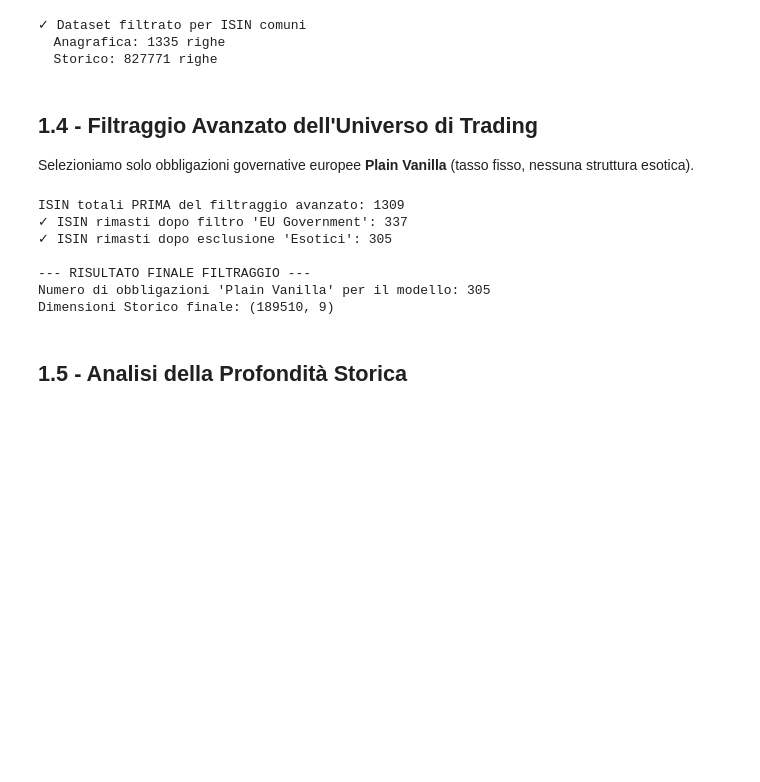
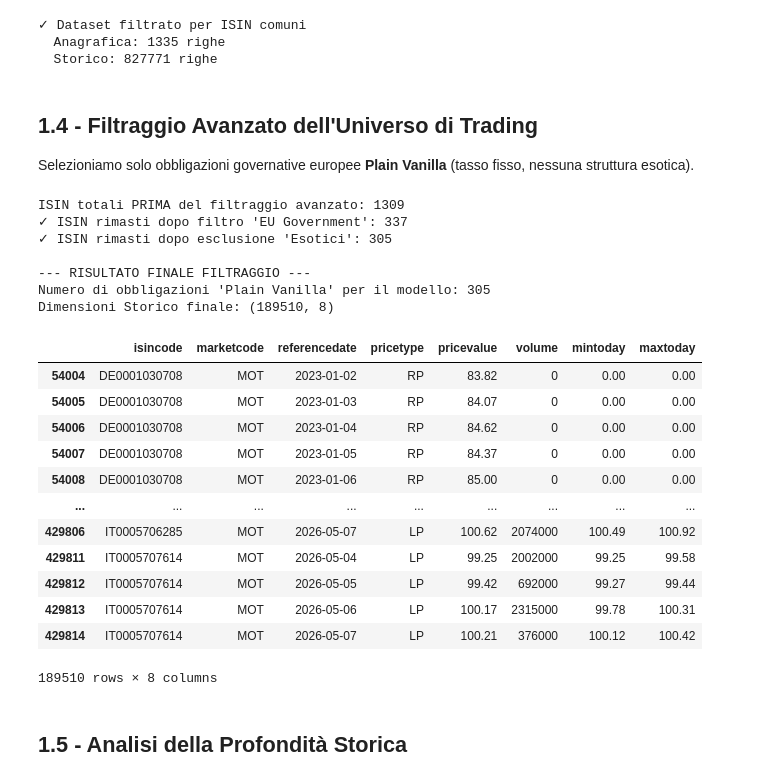
Before and after one commit to whowasfra/bond_screener, a Jupyter notebook: 01_Data_Ingestion_EDA.ipynb, the cells around one changed output. Saved outputs shown, nothing was run; the diff lists cells and outputs as text; code cells hidden in the pictures; blank space fills up the shorter version.

Commit message:
01.3 - Data Ingestion: fix NaN in notebook 2 caused by missuse of endvaluedate, now removed

```diff
--- a/01_Data_Ingestion_EDA.ipynb
+++ b/01_Data_Ingestion_EDA.ipynb
@@ -94,18 +94,22 @@ if df_anagrafica is not None:
 | 3 | 07/05/2026 | EUROTLX | EUROTLX | XS1936100483 | Israel Fx 1.5% Jan29 Eur | EUR | 1000.0 | NaN | ... |
 | 4 | 07/05/2026 | EUROTLX | EUROTLX | US46513JB593 | Israel Fx 4.5% Apr20 Usd | USD | 200000.0 | NaN | ... |
 # %%
-# Rimozione colonne non necessarie (segmentcode, status, unnamed)
+# Rimozione colonne non necessarie (segmentcode, status, unnamed e endvaluedate)
 if df_anagrafica is not None:
     cols_to_drop = [col for col in df_anagrafica.columns if 'unnamed' in col or 'status' in col or 'segmentcode' in col]
     df_anagrafica.drop(columns=cols_to_drop, inplace=True)
 
 if df_storico is not None:
-    cols_to_drop_storico = [col for col in df_storico.columns if 'unnamed' in col]
+    cols_to_drop_storico = [col for col in df_storico.columns if 'unnamed' in col or 'endvaluedate' in col]
     df_storico.drop(columns=cols_to_drop_storico, inplace=True)
 
 print("\n--- Preview Anagrafica ---")
 if df_anagrafica is not None:
     display(df_anagrafica.head())
+
+print("\n--- Preview Storico ---")
+if df_storico is not None:
+    display(df_storico.head())
 # %% [output]
 --- Preview Anagrafica ---
 |  | firstdate | marketcode | isincode | description | currencycode | minimumlot | issuedate | issueprice | ... |
@@ -118,8 +129,9 @@ if df_anagrafica is not None:
 ## 1.3 - Data Consistency Check (ISIN Comuni)
 # %%
 # Estraiamo gli ISIN unici sotto forma di set
-isins_in_anagrafica = set(df_anagrafica['isincode'].unique())
-isins_in_storico = set(df_storico['isincode'].unique())
+if df_anagrafica is not None and df_storico is not None:
+    isins_in_anagrafica = set(df_anagrafica['isincode'].unique())
+    isins_in_storico = set(df_storico['isincode'].unique())
 
 # Analisi dell'intersezione
 common_isins = isins_in_anagrafica.intersection(isins_in_storico)
@@ -143,8 +155,9 @@ ISIN scartati (Solo in Anagrafica, no prezzi): 2195
 ISIN scartati (Solo in Storico, no anagrafica): 0
 # %%
 # Filtraggio: teniamo solo gli ISIN comuni
-df_anagrafica_filtrato = df_anagrafica[df_anagrafica['isincode'].isin(common_isins)].copy()
-df_storico_filtrato = df_storico[df_storico['isincode'].isin(common_isins)].copy()
+if df_anagrafica is not None and df_storico is not None:
+    df_anagrafica_filtrato = df_anagrafica[df_anagrafica['isincode'].isin(common_isins)].copy()
+    df_storico_filtrato = df_storico[df_storico['isincode'].isin(common_isins)].copy()
 
 print(f"✓ Dataset filtrato per ISIN comuni")
 print(f"  Anagrafica: {df_anagrafica_filtrato.shape[0]} righe")
@@ -166,34 +179,49 @@ european_gov_codes = ['IT', 'DE', 'FR', 'ES', 'PT', 'AT', 'BE', 'NL', 'FI', 'IE'
 is_european_gov = (df_anagrafica_filtrato['isincode'].str.startswith(tuple(european_gov_codes))) & \
                   (df_anagrafica_filtrato['description'].str.contains('GOV|Btp|Schatz|OAT|Bonos|Obligaciones|Bund|BOT|CTZ|Bubill|Zc', case=False, na=False))
 
 df_anagrafica_gov = df_anagrafica_filtrato[is_european_gov].copy()
 print(f"✓ ISIN rimasti dopo filtro 'EU Government': {df_anagrafica_gov['isincode'].nunique()}")
 
 # 2. Escludiamo Obbligazioni "Esotiche" (cedola variabile, inflation-linked, etc.)
 parole_chiave_escluse = ['Futura', 'Italia', 'Inflazione', 'Indicizzato', 'Inflation', 'Valore', 'Btpi', 'Linker', 'Piu']
 pattern_esclusione = '|'.join(parole_chiave_escluse)
 
 is_exotic = df_anagrafica_gov['description'].str.contains(pattern_esclusione, case=False, na=False)
 df_anagrafica_clean = df_anagrafica_gov[~is_exotic].copy()
 print(f"✓ ISIN rimasti dopo esclusione 'Esotici': {df_anagrafica_clean['isincode'].nunique()}")
 
 # Lista finale di ISIN "puri"
 final_clean_isins = set(df_anagrafica_clean['isincode'].unique())
 
 print(f"\n--- RISULTATO FINALE FILTRAGGIO ---")
 print(f"Numero di obbligazioni 'Plain Vanilla' per il modello: {len(final_clean_isins)}")
 
 # Filtrare anche lo storico con la nuova lista di ISIN puliti
 df_storico_clean = df_storico_filtrato[df_storico_filtrato['isincode'].isin(final_clean_isins)].copy()
 print(f"Dimensioni Storico finale: {df_storico_clean.shape}")
+
+display(df_storico_clean)
 # %% [output]
 ISIN totali PRIMA del filtraggio avanzato: 1309
 ✓ ISIN rimasti dopo filtro 'EU Government': 337
 ✓ ISIN rimasti dopo esclusione 'Esotici': 305
 
 --- RISULTATO FINALE FILTRAGGIO ---
 Numero di obbligazioni 'Plain Vanilla' per il modello: 305
-Dimensioni Storico finale: (189510, 9)
+Dimensioni Storico finale: (189510, 8)
+|  | isincode | marketcode | referencedate | pricetype | pricevalue | volume | mintoday | maxtoday |
+| 54004 | DE0001030708 | MOT | 2023-01-02 | RP | 83.82 | 0 | 0.00 | 0.00 |
+| 54005 | DE0001030708 | MOT | 2023-01-03 | RP | 84.07 | 0 | 0.00 | 0.00 |
+| 54006 | DE0001030708 | MOT | 2023-01-04 | RP | 84.62 | 0 | 0.00 | 0.00 |
+| 54007 | DE0001030708 | MOT | 2023-01-05 | RP | 84.37 | 0 | 0.00 | 0.00 |
+| 54008 | DE0001030708 | MOT | 2023-01-06 | RP | 85.00 | 0 | 0.00 | 0.00 |
+| ... | ... | ... | ... | ... | ... | ... | ... | ... |
+| 429806 | IT0005706285 | MOT | 2026-05-07 | LP | 100.62 | 2074000 | 100.49 | 100.92 |
+| 429811 | IT0005707614 | MOT | 2026-05-04 | LP | 99.25 | 2002000 | 99.25 | 99.58 |
+| 429812 | IT0005707614 | MOT | 2026-05-05 | LP | 99.42 | 692000 | 99.27 | 99.44 |
+| 429813 | IT0005707614 | MOT | 2026-05-06 | LP | 100.17 | 2315000 | 99.78 | 100.31 |
+| 429814 | IT0005707614 | MOT | 2026-05-07 | LP | 100.21 | 376000 | 100.12 | 100.42 |
+189510 rows × 8 columns
 # %% [markdown]
 ## 1.5 - Analisi della Profondità Storica
 # %%
```
Also changed, not shown: parts of 1 cell of this notebook.
